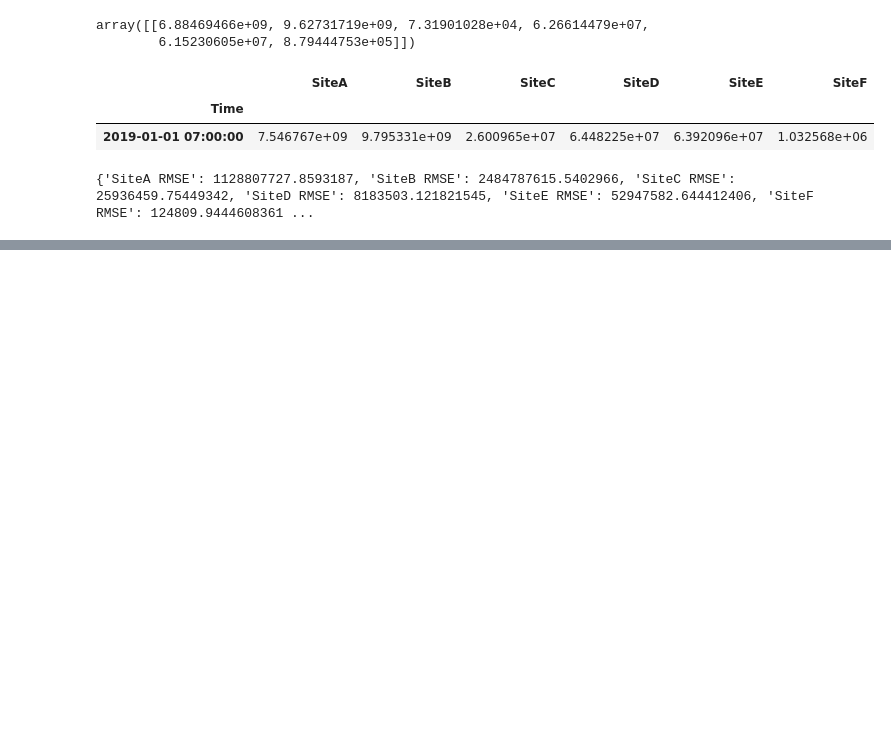
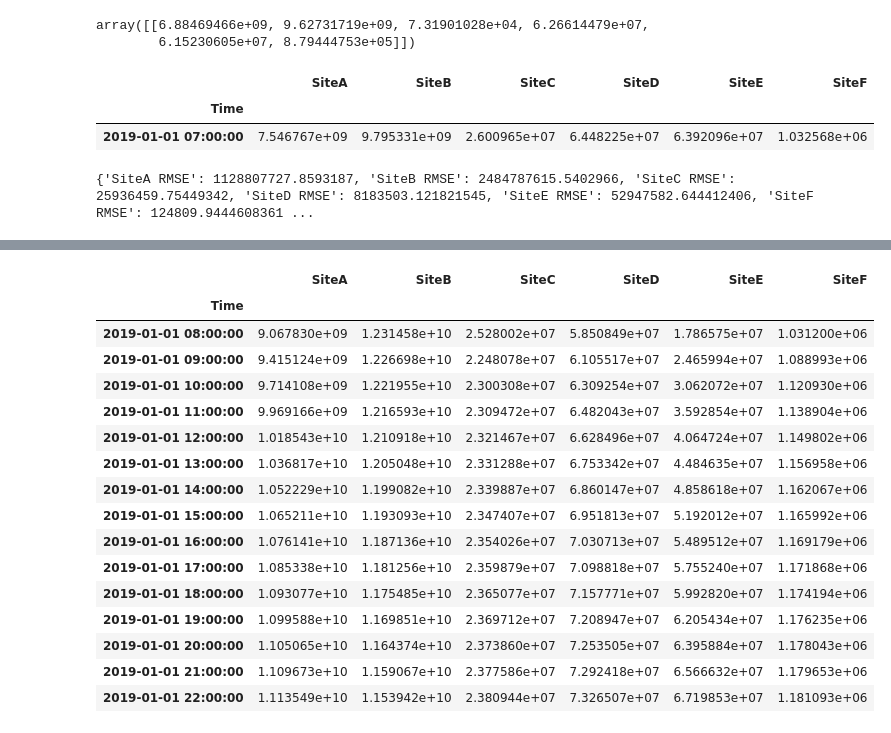
Before and after one commit to bashirmohd/time-series-mlops, a Jupyter notebook: notebooks/untitled.ipynb, the cells around one changed output, grey strips where cells are left out. Saved outputs shown, nothing was run; the diff lists cells and outputs as text; code cells hidden in the pictures; blank space fills up the shorter version.

```diff
--- a/notebooks/untitled.ipynb
+++ b/notebooks/untitled.ipynb
@@ -55,3 +80,34 @@ sum(df.isna().sum())
+# %%
+
+fig = make_subplots(rows=6, cols=1, subplot_titles=df.columns,
+                    vertical_spacing=0.05)
+
+for i, col in enumerate(df.columns):
+    fig.add_trace(go.Scatter(x=df.index, y=df[col],
+                             marker = dict(size = 10,
+                                           color = 'blue'),
+                            textfont=dict(
+                                color='black',
+                                size=18,
+                                family='Times New Roman')),
+                row=i+1, col=1)
+
+fig.update_xaxes(
+    rangeselector=dict(
+        buttons=list([
+            dict(count=1, label="1m", step="month", stepmode="backward"),
+            dict(count=6, label="6m", step="month", stepmode="backward"),
+            dict(count=1, label="YTD", step="year", stepmode="todate"),
+            dict(count=1, label="1y", step="year", stepmode="backward"),
+            dict(step="all")
+        ])
+    )
+)
+fig.update_layout(showlegend=False, autosize=False,
+    width=1300,
+    height=1500,
+    )
+fig.show()
 # %%
 c = 1
 fig = plt.figure(figsize=(20,15))
@@ -127,7 +177,7 @@ print(result)
 # make final predictions
 model = VAR(df)
 model_fit = model.fit()
-yhat = model_fit.forecast(model_fit.y, steps=1)
+yhat = model_fit.forecast(model_fit.y, steps=15)
 print(yhat)
 # %% [output]
 [[9.06783022e+09 1.23145775e+10 2.52800193e+07 5.85084869e+07
@@ -134,0 +213,22 @@ print(yhat)
+# %%
+yhat_df = pd.DataFrame(yhat, columns=df.columns, index=list(map(list, zip(*future_date))))
+yhat_df.index.rename('Time', inplace=True)
+yhat_df
+# %% [output]
+|  | SiteA | SiteB | SiteC | SiteD | SiteE | SiteF |
+| Time |  |  |  |  |  |  |
+| 2019-01-01 08:00:00 | 9.067830e+09 | 1.231458e+10 | 2.528002e+07 | 5.850849e+07 | 1.786575e+07 | 1.031200e+06 |
+| 2019-01-01 09:00:00 | 9.415124e+09 | 1.226698e+10 | 2.248078e+07 | 6.105517e+07 | 2.465994e+07 | 1.088993e+06 |
+| 2019-01-01 10:00:00 | 9.714108e+09 | 1.221955e+10 | 2.300308e+07 | 6.309254e+07 | 3.062072e+07 | 1.120930e+06 |
+| 2019-01-01 11:00:00 | 9.969166e+09 | 1.216593e+10 | 2.309472e+07 | 6.482043e+07 | 3.592854e+07 | 1.138904e+06 |
+| 2019-01-01 12:00:00 | 1.018543e+10 | 1.210918e+10 | 2.321467e+07 | 6.628496e+07 | 4.064724e+07 | 1.149802e+06 |
+| 2019-01-01 13:00:00 | 1.036817e+10 | 1.205048e+10 | 2.331288e+07 | 6.753342e+07 | 4.484635e+07 | 1.156958e+06 |
+| 2019-01-01 14:00:00 | 1.052229e+10 | 1.199082e+10 | 2.339887e+07 | 6.860147e+07 | 4.858618e+07 | 1.162067e+06 |
+| 2019-01-01 15:00:00 | 1.065211e+10 | 1.193093e+10 | 2.347407e+07 | 6.951813e+07 | 5.192012e+07 | 1.165992e+06 |
+| 2019-01-01 16:00:00 | 1.076141e+10 | 1.187136e+10 | 2.354026e+07 | 7.030713e+07 | 5.489512e+07 | 1.169179e+06 |
+| 2019-01-01 17:00:00 | 1.085338e+10 | 1.181256e+10 | 2.359879e+07 | 7.098818e+07 | 5.755240e+07 | 1.171868e+06 |
+| 2019-01-01 18:00:00 | 1.093077e+10 | 1.175485e+10 | 2.365077e+07 | 7.157771e+07 | 5.992820e+07 | 1.174194e+06 |
+| 2019-01-01 19:00:00 | 1.099588e+10 | 1.169851e+10 | 2.369712e+07 | 7.208947e+07 | 6.205434e+07 | 1.176235e+06 |
+| 2019-01-01 20:00:00 | 1.105065e+10 | 1.164374e+10 | 2.373860e+07 | 7.253505e+07 | 6.395884e+07 | 1.178043e+06 |
+| 2019-01-01 21:00:00 | 1.109673e+10 | 1.159067e+10 | 2.377586e+07 | 7.292418e+07 | 6.566632e+07 | 1.179653e+06 |
+| 2019-01-01 22:00:00 | 1.113549e+10 | 1.153942e+10 | 2.380944e+07 | 7.326507e+07 | 6.719853e+07 | 1.181093e+06 |
```
Also changed, not shown: parts of 13 cells of this notebook.
